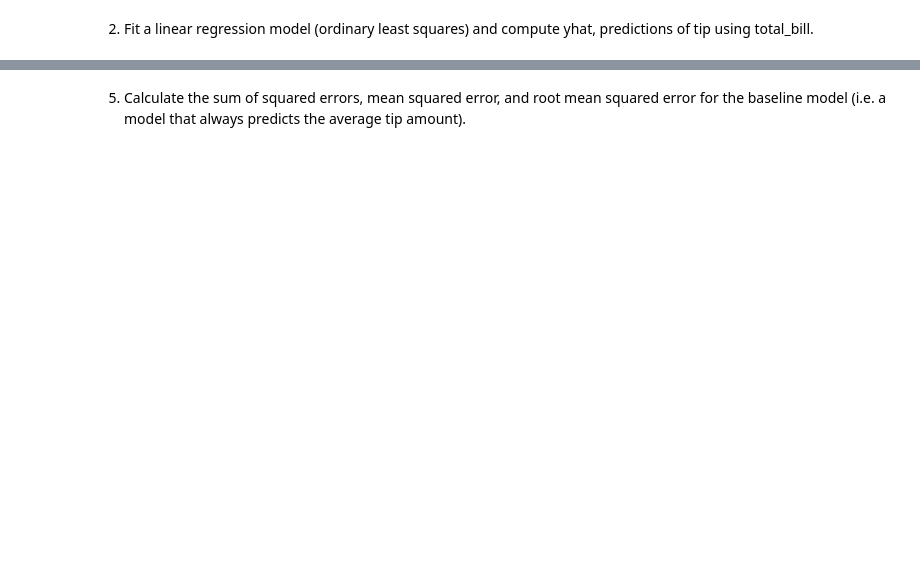
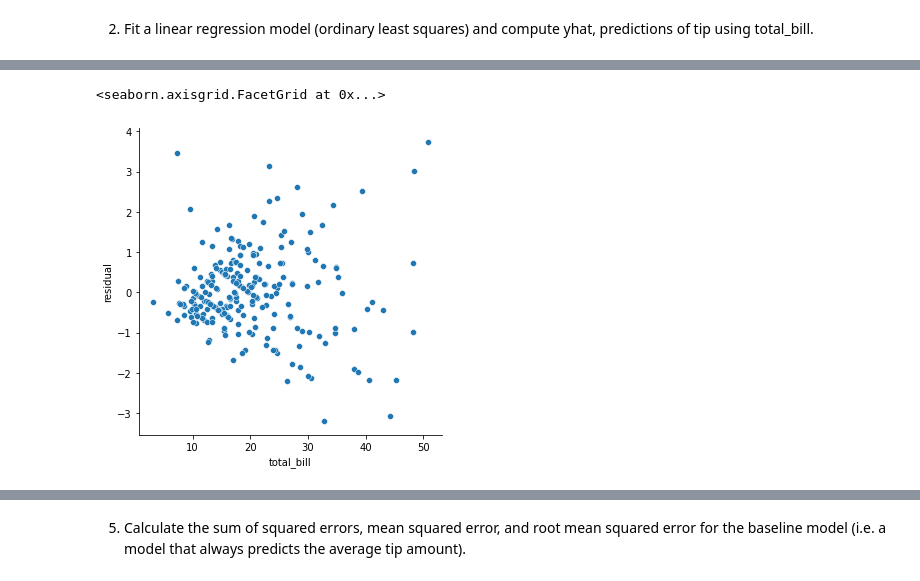
Before and after one commit to nicholas-dougherty/regression-exercises, a Jupyter notebook: evaluate.ipynb, the cells around one changed output, grey strips where cells are left out. Saved outputs shown, nothing was run; the diff lists cells and outputs as text; code cells hidden in the pictures; blank space fills up the shorter version.

```diff
--- a/evaluate.ipynb
+++ b/evaluate.ipynb
@@ -42,0 +88,8 @@
+# %%
+# compute residuals
+tips['residual'] = tips['tip'] - tips['yhat']
+tips['residual_baseline'] = tips['tip'] - tips['baseline']
+# %%
+# compute residuals in textbook order
+tips['residual2'] = tips['yhat'] - tips['tip']
+tips['residual_baseline2'] = tips['baseline'] - tips['tip']
@@ -43,2 +105,7 @@
+# %%
+sns.relplot(x = 'total_bill', y = 'residual', data = tips)
+# %% [output]
+<seaborn.axisgrid.FacetGrid at 0x...>
+[figure, added]
 # %% [markdown]
 4. Calculate the sum of squared errors, explained sum of squares, total sum of squares, mean squared error, and root mean squared error for your model.
```
Also changed, not shown: parts of 18 cells of this notebook.
